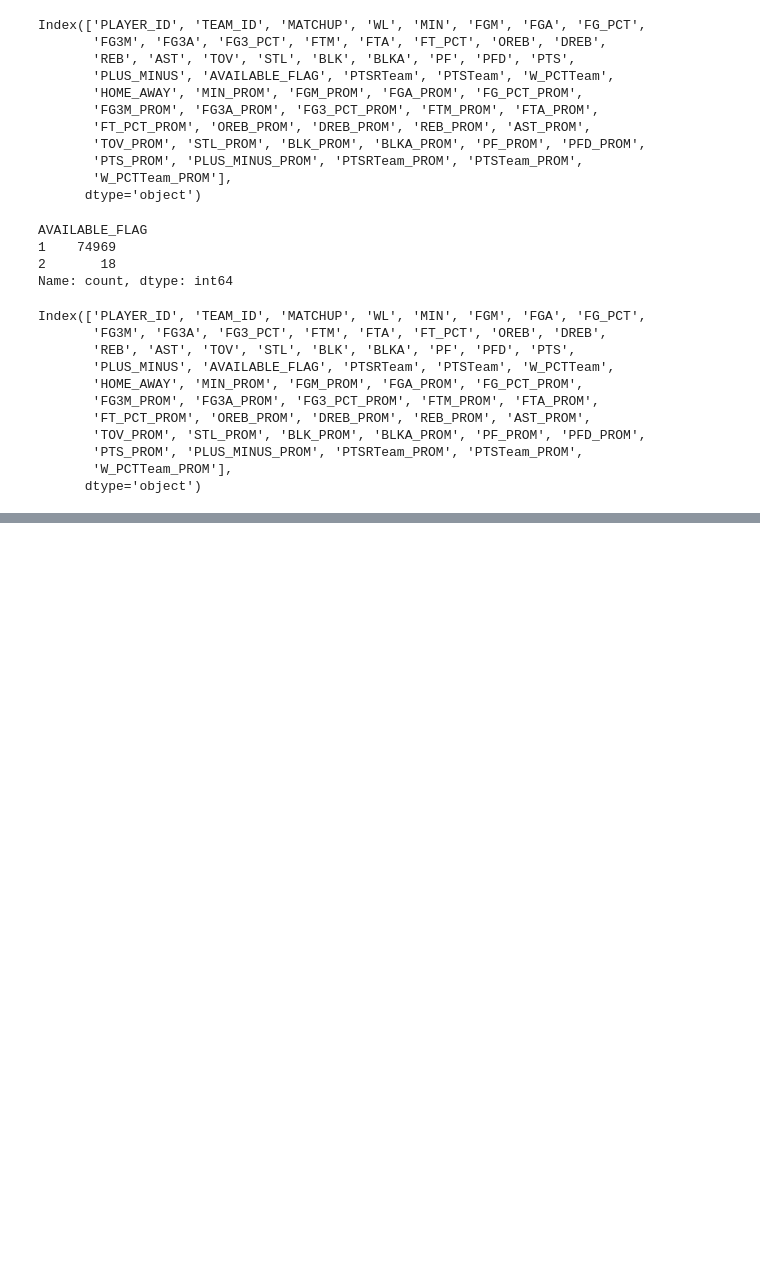
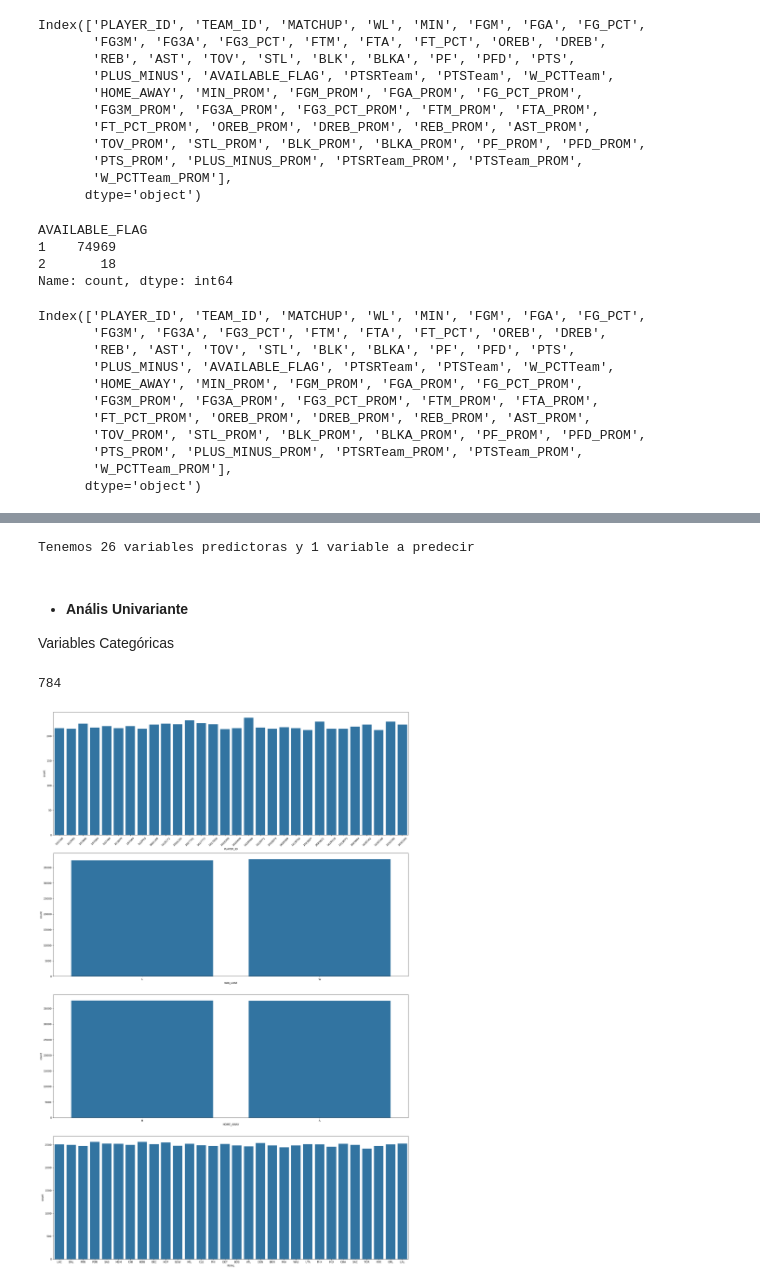
Before and after one commit to sebacent/ProyectoDS, a Jupyter notebook: src/final.ipynb, the cells around one changed output, grey strips where cells are left out. Drawn from its saved outputs; the diff is of its cells as text; code cells hidden in the pictures; blank space fills up the shorter version.

Commit message:
univariante categóricas

```diff
--- a/src/final.ipynb
+++ b/src/final.ipynb
@@ -665,0 +677,34 @@ Index(['PLAYER_ID', 'WL', 'HOME_AWAY', 'MIN_PROM', 'FGM_PROM', 'FGA_PROM',
+# %%
+print(f'Tenemos {len(players_data.columns)-1} variables predictoras y 1 variable a predecir')
+# %% [output]
+Tenemos 26 variables predictoras y 1 variable a predecir
+# %% [markdown]
+- #### Anális Univariante
+
+Variables Categóricas
+# %%
+len(players_data.PLAYER_ID.unique())
+# %% [output]
+784
+# %%
+#Básicamente seria un análisis bastante similar al que se hizo anteriormente
+#durante el análisis descriptivo.
+
+#Ya que hay 784 jugadores sólo se tomará el Top 30 para una mejor visualización
+top_30_jugadores = players_data['PLAYER_ID'].value_counts().head(30).index
+top_30_jugadores = players_data[players_data['PLAYER_ID'].isin(top_30_jugadores)]
+
+fig, axis = plt.subplots(4,1, figsize = (20, 30))
+
+sns.countplot(ax = axis[0], data = top_30_jugadores, x = 'PLAYER_ID')
+axis[0].tick_params(axis='x', rotation=45)
+
+sns.countplot(ax = axis[1], data = players_data, x = 'WL').set(xlabel = 'WIN_LOSE')
+sns.countplot(ax = axis[2], data = players_data, x = 'HOME_AWAY')
+sns.countplot(ax = axis[3], data = players_data, x = 'RIVAL')
+
+plt.tight_layout()
+
+plt.show()
+# %% [output]
+[figure, added]
```
Also changed, not shown: parts of 8 cells of this notebook, 1 other file.
